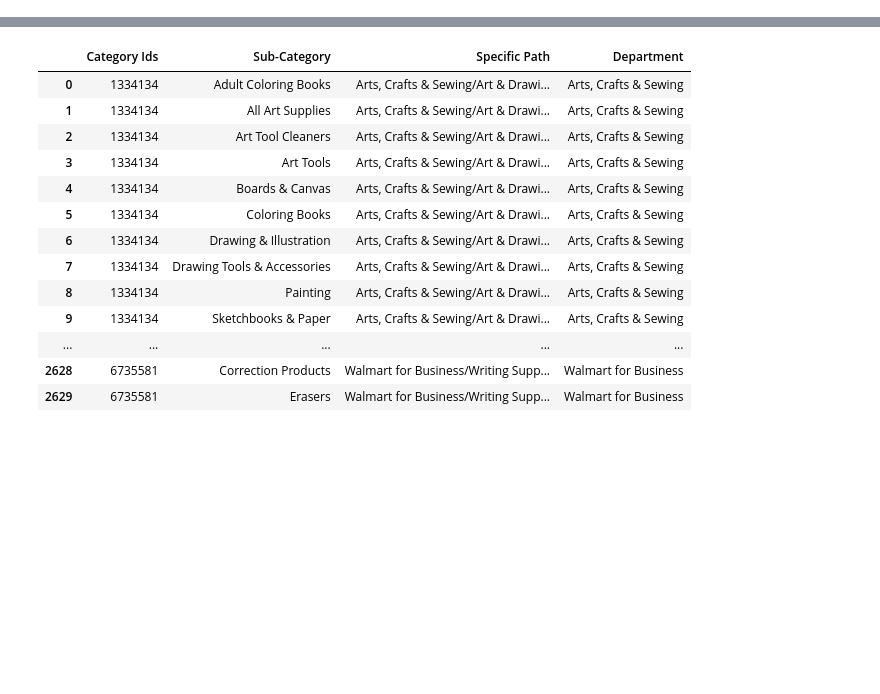
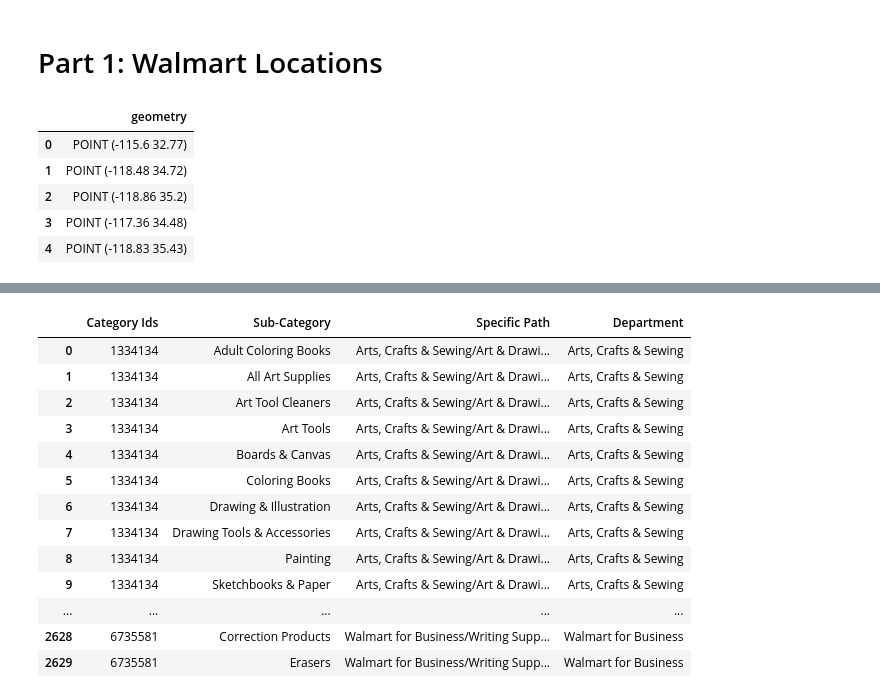
Before and after one commit to zxzzhang/sta141b-proj-zixin-yaqi-tommy, a Jupyter notebook: Walmart-Copy1.ipynb, the cells around one changed output, grey strips where cells are left out. Cells and saved outputs as stored; diff of their text form; code cells hidden in the pictures; blank space fills up the shorter version.

```diff
--- a/Walmart-Copy1.ipynb
+++ b/Walmart-Copy1.ipynb
@@ -9 +21,42 @@ requests_cache.install_cache('mycache')
 import timeit #Test for time.
+# %% [markdown]
+# Part 1: Walmart Locations
+# %%
+#Walmart locations from an Excel file.
+data = pd.read_excel('Walmart_Locations.xlsx',header = [0])
+data = data[['City','Address','State','Zip']]
+data_CA = data[data['State'].str.contains('CA') == True].reset_index()   #Only CA locations
+data_zips = data_CA.Zip.astype(int).astype(str)                          #Change zipcodes to integers
+# %%
+#Get latitude and longitude Walmart locations into a Geodataframe.
+def lat_lon():
+    '''Get latitude and longitude Walmart locations into a Geodataframe from
+       the CSV file.
+
+    Return(s):
+    gdf -- geodataframe with one column that has the POINT object for each location.
+    '''
+    lats = []
+    lons = []
+    for i in data_zips:
+        lats.append(zipcode.isequal(i).lat)
+        lons.append(zipcode.isequal(i).lon)
+
+    latties = pd.DataFrame(np.array(lats).reshape(len(data_zips),1), columns = ['Lats'])
+    lonnies = pd.DataFrame(np.array(lons).reshape(len(data_zips),1), columns = ['Lons'])
+    geo_final = pd.concat([latties,lonnies],axis = 1)
+    final_city = pd.concat([data_CA,geo_final],axis = 1)
+
+    geometry = [Point(xy) for xy in zip(geo_final.Lons, geo_final.Lats)]
+    geo_final = geo_final.drop(['Lons', 'Lats'], axis=1)
+    crs = {'init': 'epsg:4326'}
+    gdf = GeoDataFrame(geo_final, crs=crs, geometry=geometry)
+    return gdf
+lat_lon().head(5)
+# %% [output]
+|  | geometry |
+| 0 | POINT (-115.6 32.77) |
+| 1 | POINT (-118.48 34.72) |
+| 2 | POINT (-118.86 35.2) |
+| 3 | POINT (-117.36 34.48) |
+| 4 | POINT (-118.83 35.43) |
```
Also changed, not shown: parts of 13 cells of this notebook.
